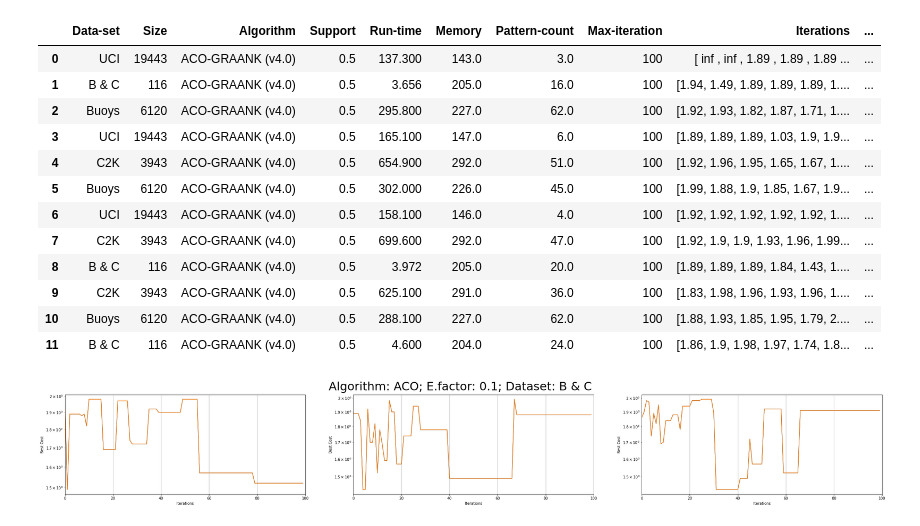
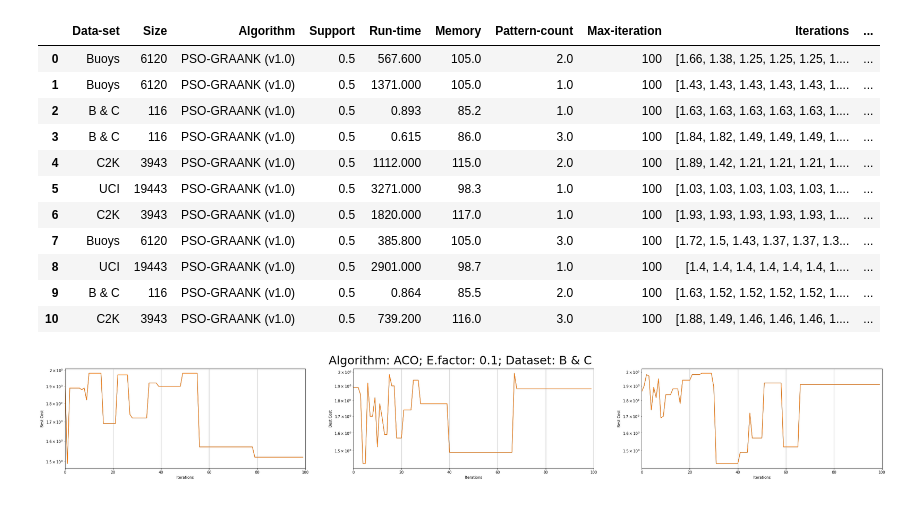
Before and after one commit to owuordickson/meso-hpc-lr, a Jupyter notebook: results/swarm/analysis.ipynb, the cells around one changed output. Saved outputs shown, nothing was run; the diff lists cells and outputs as text; code cells hidden in the pictures.

```diff
--- a/results/swarm/analysis.ipynb
+++ b/results/swarm/analysis.ipynb
@@ -67,19 +128,18 @@ df_pso = pd.DataFrame(columns = column_names)
-# %%
-df_aco
-# %% [output]
-|  | Data-set | Size | Algorithm | Support | Run-time | Memory | Pattern-count | Max-iteration | Iterations | ... |
-| 0 | UCI | 19443 | ACO-GRAANK (v4.0) | 0.5 | 137.300 | 143.0 | 3.0 | 100 | [ inf , inf , 1.89 , 1.89 , 1.89 ... | ... |
-| 1 | B & C | 116 | ACO-GRAANK (v4.0) | 0.5 | 3.656 | 205.0 | 16.0 | 100 | [1.94, 1.49, 1.89, 1.89, 1.89, 1.... | ... |
-| 2 | Buoys | 6120 | ACO-GRAANK (v4.0) | 0.5 | 295.800 | 227.0 | 62.0 | 100 | [1.92, 1.93, 1.82, 1.87, 1.71, 1.... | ... |
-| 3 | UCI | 19443 | ACO-GRAANK (v4.0) | 0.5 | 165.100 | 147.0 | 6.0 | 100 | [1.89, 1.89, 1.89, 1.03, 1.9, 1.9... | ... |
-| 4 | C2K | 3943 | ACO-GRAANK (v4.0) | 0.5 | 654.900 | 292.0 | 51.0 | 100 | [1.92, 1.96, 1.95, 1.65, 1.67, 1.... | ... |
-| 5 | Buoys | 6120 | ACO-GRAANK (v4.0) | 0.5 | 302.000 | 226.0 | 45.0 | 100 | [1.99, 1.88, 1.9, 1.85, 1.67, 1.9... | ... |
-| 6 | UCI | 19443 | ACO-GRAANK (v4.0) | 0.5 | 158.100 | 146.0 | 4.0 | 100 | [1.92, 1.92, 1.92, 1.92, 1.92, 1.... | ... |
-| 7 | C2K | 3943 | ACO-GRAANK (v4.0) | 0.5 | 699.600 | 292.0 | 47.0 | 100 | [1.92, 1.9, 1.9, 1.93, 1.96, 1.99... | ... |
-| 8 | B & C | 116 | ACO-GRAANK (v4.0) | 0.5 | 3.972 | 205.0 | 20.0 | 100 | [1.89, 1.89, 1.89, 1.84, 1.43, 1.... | ... |
-| 9 | C2K | 3943 | ACO-GRAANK (v4.0) | 0.5 | 625.100 | 291.0 | 36.0 | 100 | [1.83, 1.98, 1.96, 1.93, 1.96, 1.... | ... |
-| 10 | Buoys | 6120 | ACO-GRAANK (v4.0) | 0.5 | 288.100 | 227.0 | 62.0 | 100 | [1.88, 1.93, 1.85, 1.95, 1.79, 2.... | ... |
-| 11 | B & C | 116 | ACO-GRAANK (v4.0) | 0.5 | 4.600 | 204.0 | 24.0 | 100 | [1.86, 1.9, 1.98, 1.97, 1.74, 1.8... | ... |
+# %%
+df_pso
+# %% [output]
+|  | Data-set | Size | Algorithm | Support | Run-time | Memory | Pattern-count | Max-iteration | Iterations | ... |
+| 0 | Buoys | 6120 | PSO-GRAANK (v1.0) | 0.5 | 567.600 | 105.0 | 2.0 | 100 | [1.66, 1.38, 1.25, 1.25, 1.25, 1.... | ... |
+| 1 | Buoys | 6120 | PSO-GRAANK (v1.0) | 0.5 | 1371.000 | 105.0 | 1.0 | 100 | [1.43, 1.43, 1.43, 1.43, 1.43, 1.... | ... |
+| 2 | B & C | 116 | PSO-GRAANK (v1.0) | 0.5 | 0.893 | 85.2 | 1.0 | 100 | [1.63, 1.63, 1.63, 1.63, 1.63, 1.... | ... |
+| 3 | B & C | 116 | PSO-GRAANK (v1.0) | 0.5 | 0.615 | 86.0 | 3.0 | 100 | [1.84, 1.82, 1.49, 1.49, 1.49, 1.... | ... |
+| 4 | C2K | 3943 | PSO-GRAANK (v1.0) | 0.5 | 1112.000 | 115.0 | 2.0 | 100 | [1.89, 1.42, 1.21, 1.21, 1.21, 1.... | ... |
+| 5 | UCI | 19443 | PSO-GRAANK (v1.0) | 0.5 | 3271.000 | 98.3 | 1.0 | 100 | [1.03, 1.03, 1.03, 1.03, 1.03, 1.... | ... |
+| 6 | C2K | 3943 | PSO-GRAANK (v1.0) | 0.5 | 1820.000 | 117.0 | 1.0 | 100 | [1.93, 1.93, 1.93, 1.93, 1.93, 1.... | ... |
+| 7 | Buoys | 6120 | PSO-GRAANK (v1.0) | 0.5 | 385.800 | 105.0 | 3.0 | 100 | [1.72, 1.5, 1.43, 1.37, 1.37, 1.3... | ... |
+| 8 | UCI | 19443 | PSO-GRAANK (v1.0) | 0.5 | 2901.000 | 98.7 | 1.0 | 100 | [1.4, 1.4, 1.4, 1.4, 1.4, 1.4, 1.... | ... |
+| 9 | B & C | 116 | PSO-GRAANK (v1.0) | 0.5 | 0.864 | 85.5 | 2.0 | 100 | [1.63, 1.52, 1.52, 1.52, 1.52, 1.... | ... |
+| 10 | C2K | 3943 | PSO-GRAANK (v1.0) | 0.5 | 739.200 | 116.0 | 3.0 | 100 | [1.88, 1.49, 1.46, 1.46, 1.46, 1.... | ... |
 # %%
 #df_aco1 = df_aco[['Data-set', 'Algorithm', 'Pattern-count', 'Max-iteration', 'Iterations', 'E-factor']]
 
```
Also changed, not shown: parts of 3 cells of this notebook, 2 other files.
